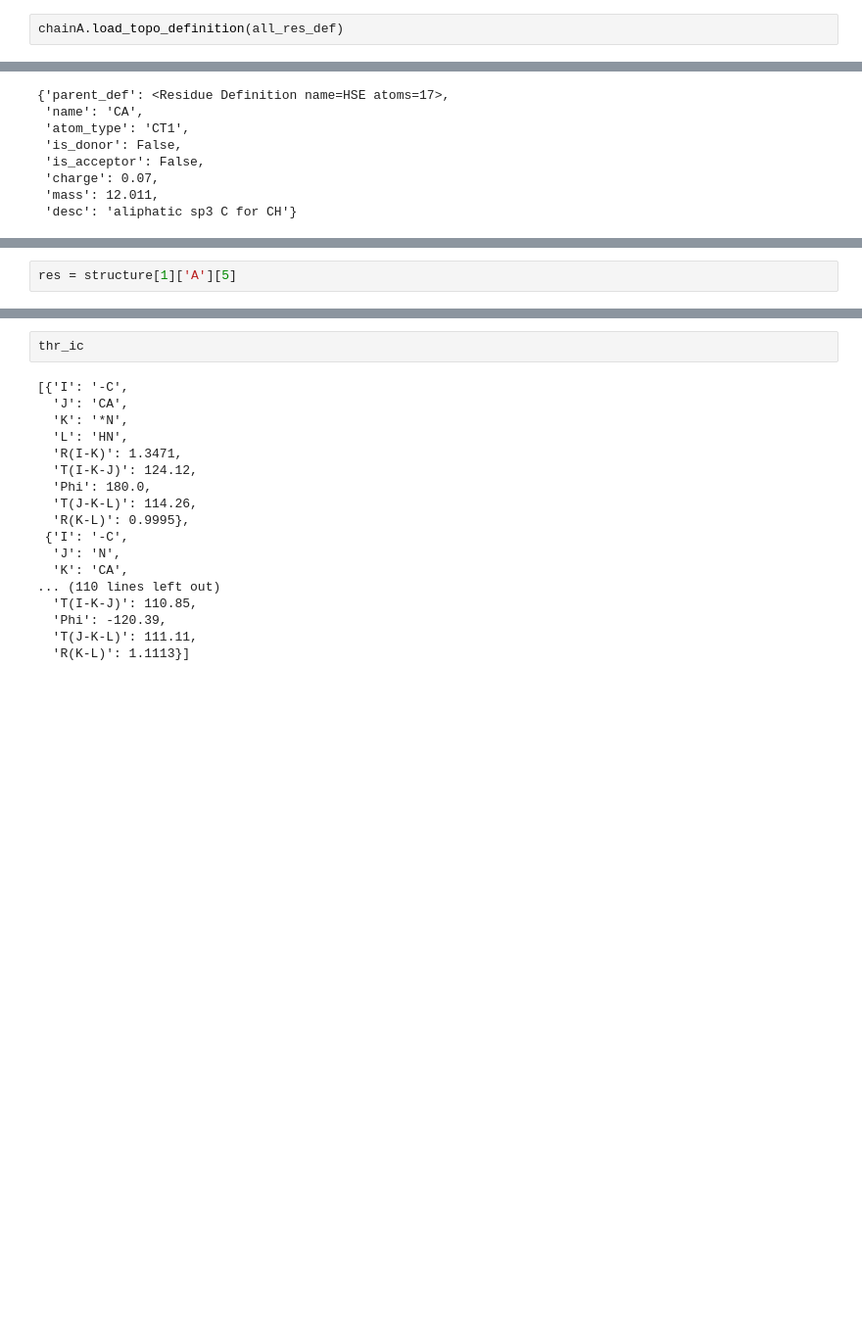
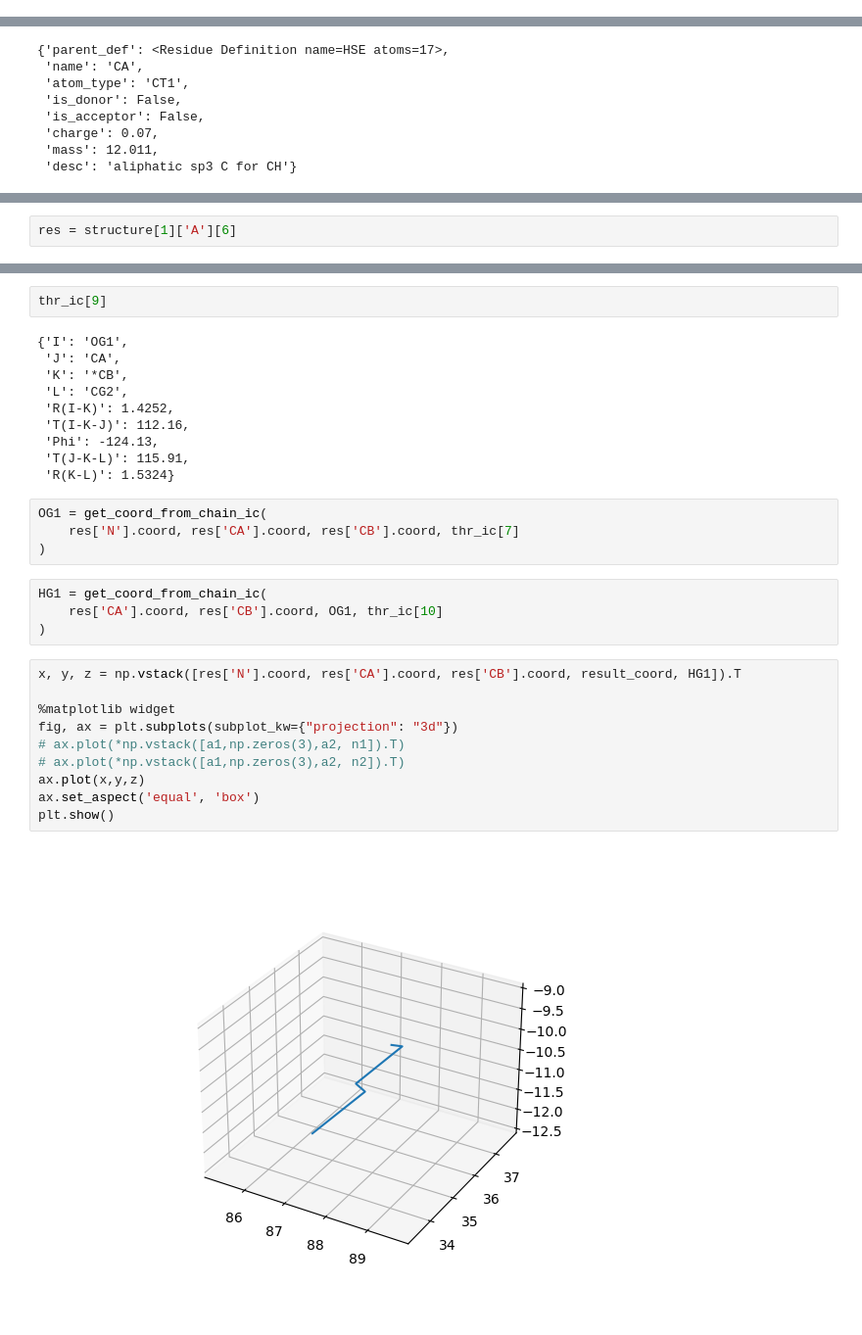
Before and after one commit to BrooksResearchGroup-UM/crimm, a Jupyter notebook: charmm_rtf.ipynb, the cells around one changed output, grey strips where cells are left out. Shown at 98% size. Cells and saved outputs as stored; diff of their text form; blank space fills up the shorter version.

```diff
--- a/charmm_rtf.ipynb
+++ b/charmm_rtf.ipynb
@@ -287,5 +66,3 @@ chainA = structure[1]['A']
-# %%
-chainA.load_topo_definition(all_res_def)
 # %%
 histidines = []
 for res in chainA:
@@ -313,5 +82,5 @@ histidines[0]['N'].mass
 # %%
-res = structure[1]['A'][5]
+res = structure[1]['A'][6]
 # %%
 res
 # %% [output]
@@ -336,20 +581,32 @@ thr_ic = chainA.topo_definitions['THR'].ic
 # %%
-thr_ic
+thr_ic[9]
 # %% [output]
-[{'I': '-C',
-  'J': 'CA',
-  'K': '*N',
-  'L': 'HN',
-  'R(I-K)': 1.3471,
-  'T(I-K-J)': 124.12,
-  'Phi': 180.0,
-  'T(J-K-L)': 114.26,
-  'R(K-L)': 0.9995},
- {'I': '-C',
-  'J': 'N',
-  'K': 'CA',
-... (110 lines left out)
-  'T(I-K-J)': 110.85,
-  'Phi': -120.39,
-  'T(J-K-L)': 111.11,
-  'R(K-L)': 1.1113}]
+{'I': 'OG1',
+ 'J': 'CA',
+ 'K': '*CB',
+ 'L': 'CG2',
+ 'R(I-K)': 1.4252,
+ 'T(I-K-J)': 112.16,
+ 'Phi': -124.13,
+ 'T(J-K-L)': 115.91,
+ 'R(K-L)': 1.5324}
+# %%
+OG1 = get_coord_from_chain_ic(
+    res['N'].coord, res['CA'].coord, res['CB'].coord, thr_ic[7]
+)
+# %%
+HG1 = get_coord_from_chain_ic(
+    res['CA'].coord, res['CB'].coord, OG1, thr_ic[10]
+)
+# %%
+x, y, z = np.vstack([res['N'].coord, res['CA'].coord, res['CB'].coord, result_coord, HG1]).T
+
+%matplotlib widget
+fig, ax = plt.subplots(subplot_kw={"projection": "3d"})
+# ax.plot(*np.vstack([a1,np.zeros(3),a2, n1]).T)
+# ax.plot(*np.vstack([a1,np.zeros(3),a2, n2]).T)
+ax.plot(x,y,z)
+ax.set_aspect('equal', 'box')
+plt.show()
+# %% [output]
+[figure, added]
```
Also changed, not shown: parts of 57 cells of this notebook, 3 other files.
